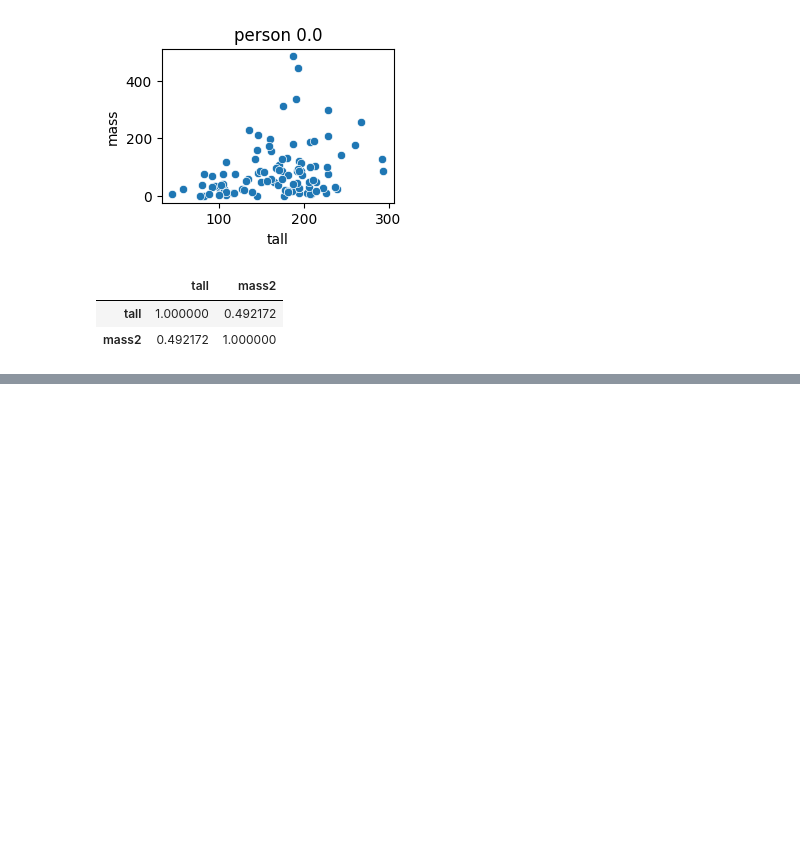
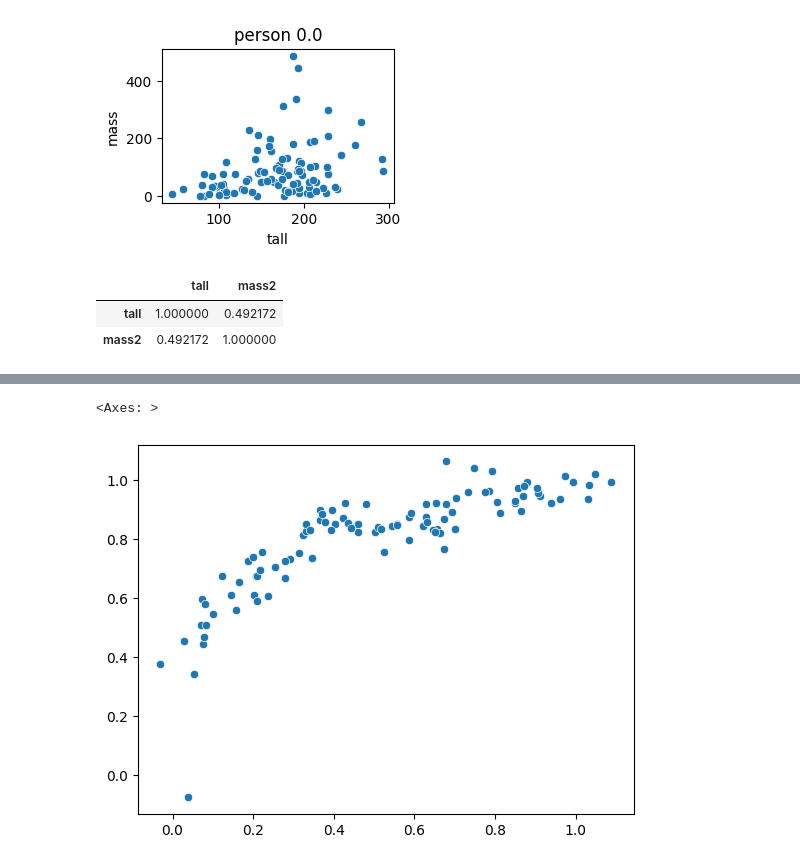
Before and after one commit to troiekurov-eng/OOP, a Jupyter notebook: Corralation_18_02.ipynb, the cells around one changed output, grey strips where cells are left out. Saved outputs shown, nothing was run; the diff lists cells and outputs as text; code cells hidden in the pictures; blank space fills up the shorter version.

```diff
--- a/Corralation_18_02.ipynb
+++ b/Corralation_18_02.ipynb
@@ -312,0 +415,7 @@ cm
+# %%
+xxx = xx + np.random.normal(0, 0.04, size=len(xx))
+yyy = yy + np.random.normal(0, 0.04, size=len(yy))
+sns.scatterplot(x=xxx, y=yyy)
+# %% [output]
+<Axes: >
+[figure, added]
```
Also changed, not shown: parts of 15 cells of this notebook.
